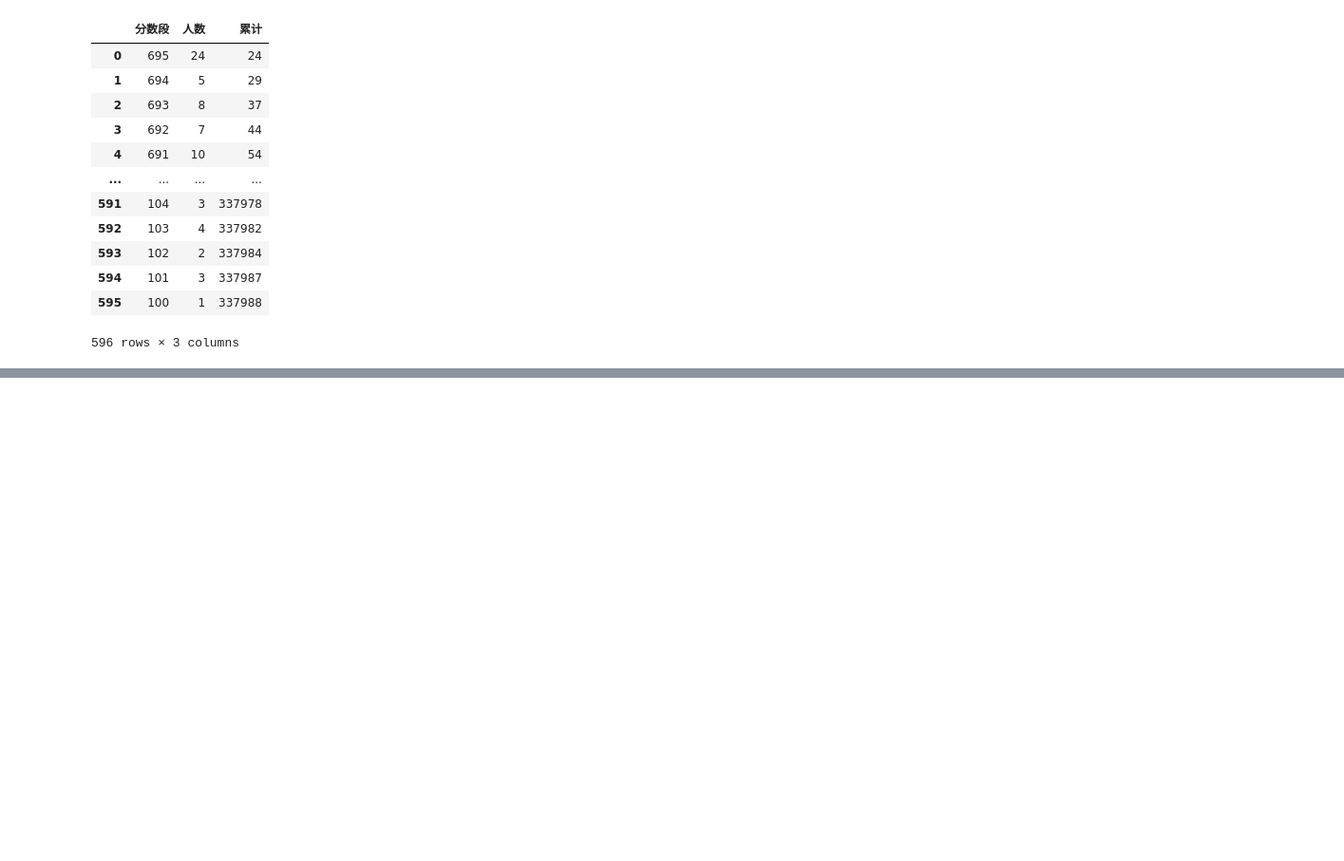
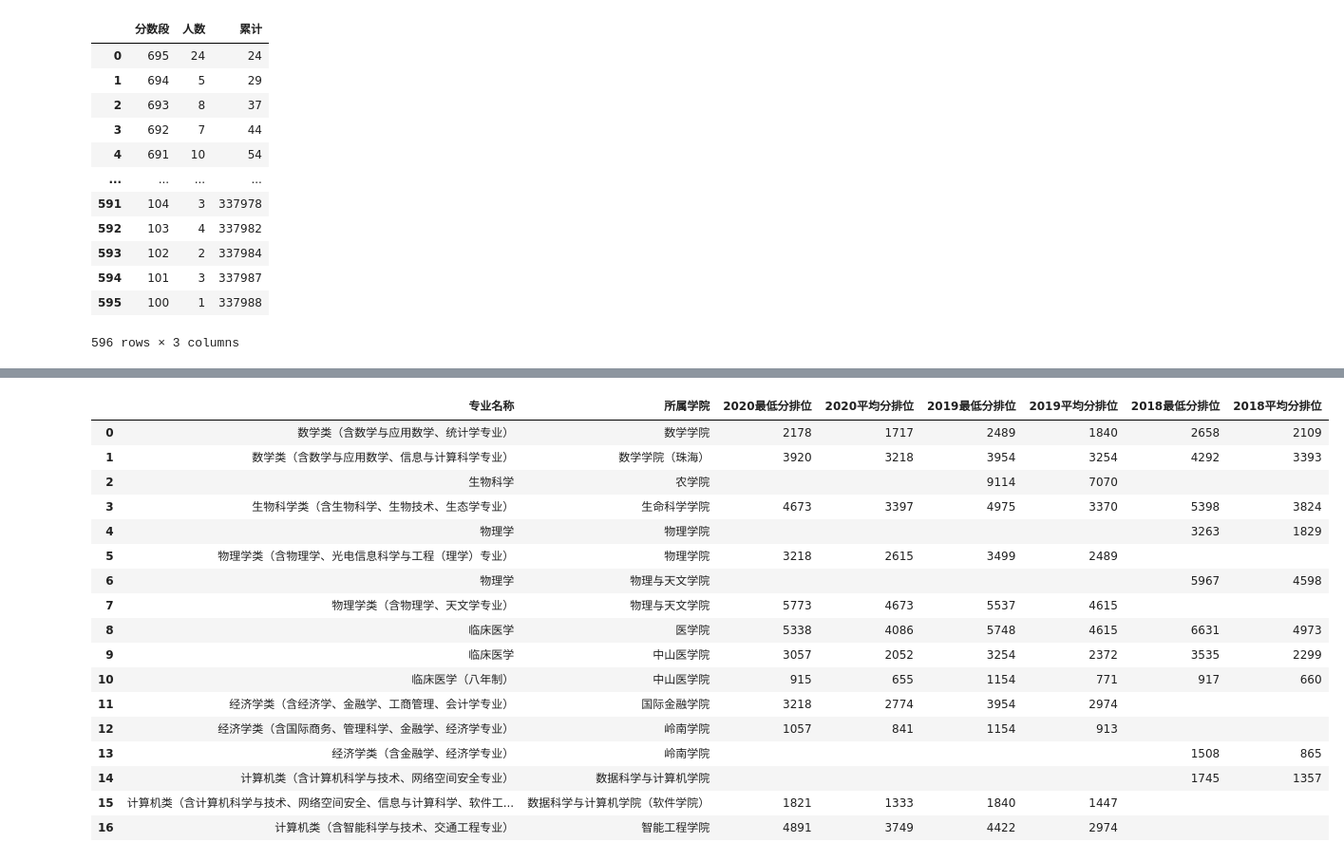
Before and after one commit to jiayu1011/CollegeApplicationGuidance, a Jupyter notebook: CollegeApplicationGuiding.ipynb, the cells around one changed output, grey strips where cells are left out. Shown: that part at 95% size. Saved outputs shown, nothing was run; the diff lists cells and outputs as text; code cells hidden in the pictures; blank space fills up the shorter version.

```diff
--- a/CollegeApplicationGuiding.ipynb
+++ b/CollegeApplicationGuiding.ipynb
@@ -31,5 +59,6 @@ with open(scoreRank2021DataPath, 'r', encoding='utf-16') as f2021:
 # %%
 df_scoreRank2021 = pd.DataFrame(data=scoreRank2021Data)
+df_admissionScheme2021 = pd.DataFrame(data=admissionScheme2021Data)
 # %%
 # 2021年分数-排位数据
 df_scoreRank2021
@@ -53,0 +109,3 @@ scoreOrRank = input('请输入您的分数或排名:(xxx分/xxx名)')
+# %%
+df_admissionScheme2021 = df_admissionScheme2021[df_admissionScheme2021['科类']=='物理类']
+df_admissionScheme2021 = df_admissionScheme2021.reset_index(drop=True)
@@ -53,0 +126,3 @@ scoreOrRank = input('请输入您的分数或排名:(xxx分/xxx名)')
+# %%
+# 读取录取数据，使空数据保持为 ' ' 而非NaN
+df_admission = pd.read_excel(admissionDataPath, dtype='str', keep_default_na=False)
@@ -53,0 +146,14 @@ scoreOrRank = input('请输入您的分数或排名:(xxx分/xxx名)')
+# %%
+# 由于只有物理普通类的一分一段数据，故只保留理科的录取情况作为参考
+df_admission = df_admission[df_admission['科类']=='理科']
+
+# 由于仅关心排名，故只保留排名
+df_admission = df_admission[
+    [
+        '专业名称', '所属学院',
+        '2020最低分排位', '2020平均分排位',
+        '2019最低分排位', '2019平均分排位',
+        '2018最低分排位', '2018平均分排位'
+    ]
+]
+df_admission = df_admission.reset_index(drop=True)
@@ -53,0 +193,42 @@ scoreOrRank = input('请输入您的分数或排名:(xxx分/xxx名)')
+# %%
+queryKeyWordArr = []
+tempIndexArr = []
+for (index, item) in enumerate(df_admissionScheme2021['专业名称']):
+    temp = item[:item.find('（')]
+    if temp.find('类')!=-1:
+        temp = temp[:temp.find('类')]
+    queryKeyWordArr.append(temp)
+
+queryKeyWordArr = list(set(queryKeyWordArr))
+# print(queryKeyWordArr)
+for keyWord in queryKeyWordArr:
+    for (index, item) in enumerate(df_admission['专业名称']):
+#         print(keyWord, item)
+        if keyWord  in item:
+#             print(index)
+            tempIndexArr.append(index)
+
+# print(tempIndexArr)
+
+df_admission = df_admission.loc[tempIndexArr]
+df_admission = df_admission.reset_index(drop=True)
+df_admission
+# %% [output]
+|  | 专业名称 | 所属学院 | 2020最低分排位 | 2020平均分排位 | 2019最低分排位 | 2019平均分排位 | 2018最低分排位 | 2018平均分排位 |
+| 0 | 数学类（含数学与应用数学、统计学专业） | 数学学院 | 2178 | 1717 | 2489 | 1840 | 2658 | 2109 |
+| 1 | 数学类（含数学与应用数学、信息与计算科学专业） | 数学学院（珠海） | 3920 | 3218 | 3954 | 3254 | 4292 | 3393 |
+| 2 | 生物科学 | 农学院 |  |  | 9114 | 7070 |  |  |
+| 3 | 生物科学类（含生物科学、生物技术、生态学专业） | 生命科学学院 | 4673 | 3397 | 4975 | 3370 | 5398 | 3824 |
+| 4 | 物理学 | 物理学院 |  |  |  |  | 3263 | 1829 |
+| 5 | 物理学类（含物理学、光电信息科学与工程（理学）专业） | 物理学院 | 3218 | 2615 | 3499 | 2489 |  |  |
+| 6 | 物理学 | 物理与天文学院 |  |  |  |  | 5967 | 4598 |
+| 7 | 物理学类（含物理学、天文学专业） | 物理与天文学院 | 5773 | 4673 | 5537 | 4615 |  |  |
+| 8 | 临床医学 | 医学院 | 5338 | 4086 | 5748 | 4615 | 6631 | 4973 |
+| 9 | 临床医学 | 中山医学院 | 3057 | 2052 | 3254 | 2372 | 3535 | 2299 |
+| 10 | 临床医学（八年制） | 中山医学院 | 915 | 655 | 1154 | 771 | 917 | 660 |
+| 11 | 经济学类（含经济学、金融学、工商管理、会计学专业） | 国际金融学院 | 3218 | 2774 | 3954 | 2974 |  |  |
+| 12 | 经济学类（含国际商务、管理科学、金融学、经济学专业） | 岭南学院 | 1057 | 841 | 1154 | 913 |  |  |
+| 13 | 经济学类（含金融学、经济学专业） | 岭南学院 |  |  |  |  | 1508 | 865 |
+| 14 | 计算机类（含计算机科学与技术、网络空间安全专业） | 数据科学与计算机学院 |  |  |  |  | 1745 | 1357 |
+| 15 | 计算机类（含计算机科学与技术、网络空间安全、信息与计算科学、软件工... | 数据科学与计算机学院（软件学院） | 1821 | 1333 | 1840 | 1447 |  |  |
+| 16 | 计算机类（含智能科学与技术、交通工程专业） | 智能工程学院 | 4891 | 3749 | 4422 | 2974 |  |  |
```
Also changed, not shown: parts of 30 cells of this notebook, 10 other files.
